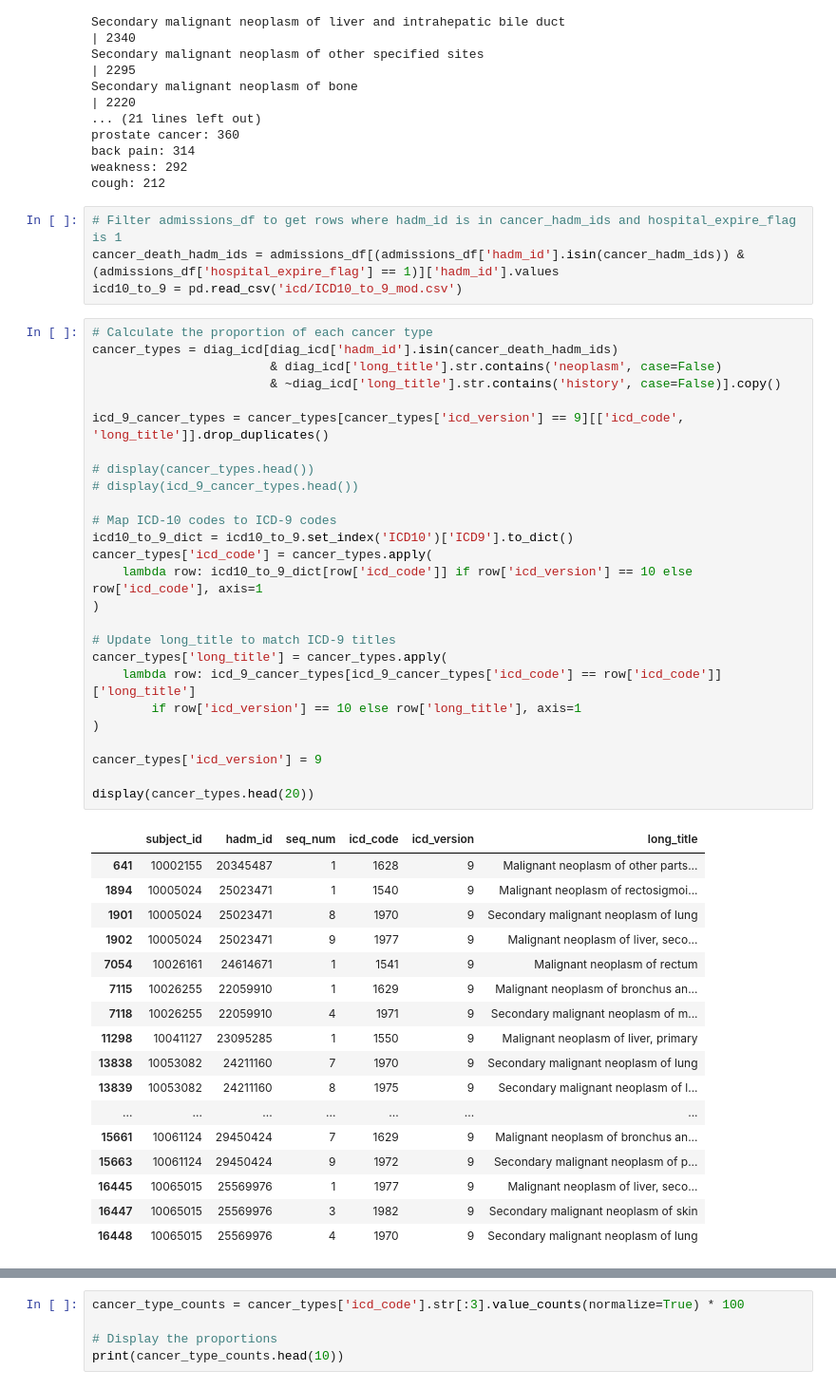
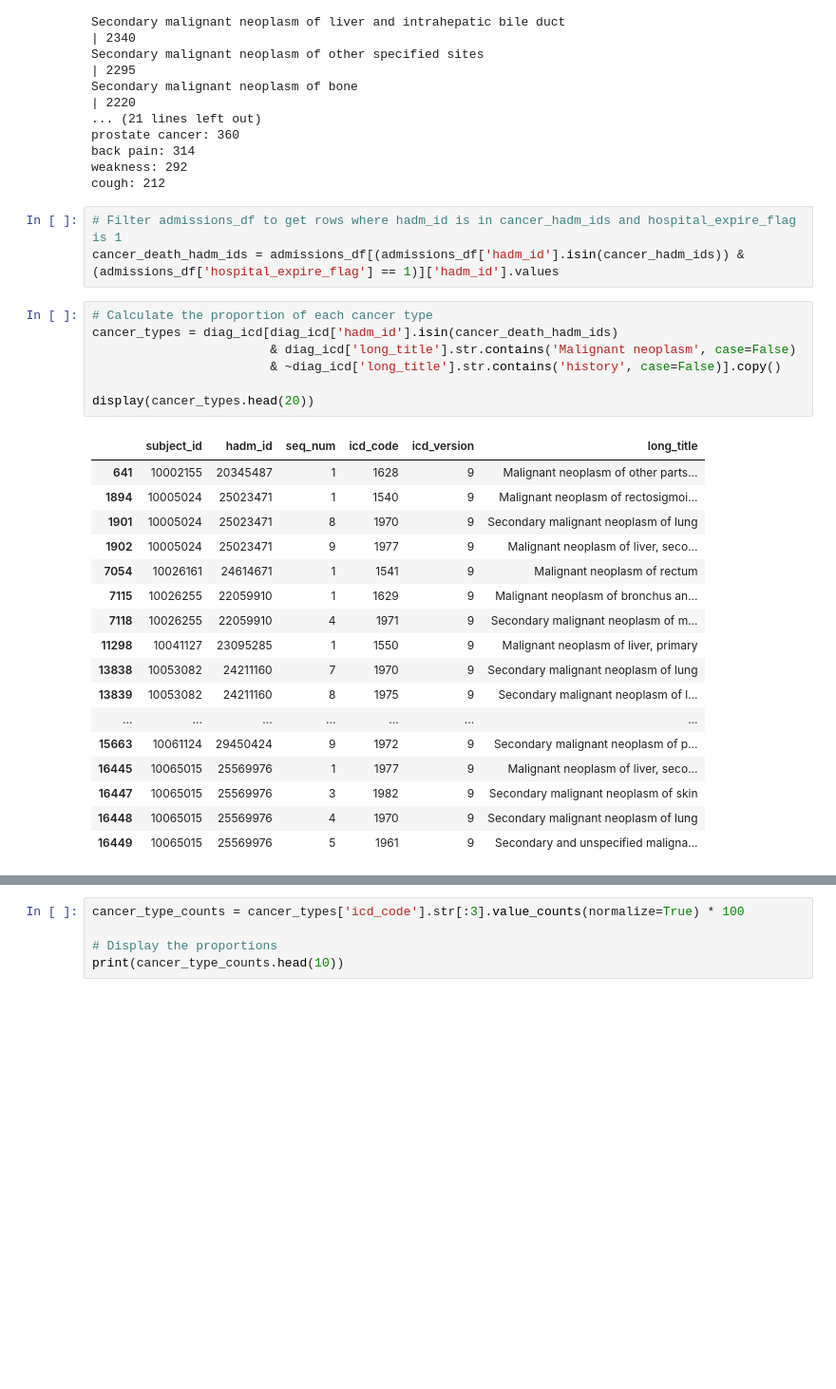
Before and after one commit to Subaru-Gastraea/MIMIC-Clinical-Decision-Making-Dataset, a Jupyter notebook: CreateDataset.ipynb, the cells around one changed output, grey strips where cells are left out. Shown at 95% size. Saved outputs shown, nothing was run; the diff lists cells and outputs as text; blank space fills up the shorter version.

```diff
--- a/CreateDataset.ipynb
+++ b/CreateDataset.ipynb
@@ -91,48 +93,28 @@ cough: 212
 # %%
 # Filter admissions_df to get rows where hadm_id is in cancer_hadm_ids and hospital_expire_flag is 1
 cancer_death_hadm_ids = admissions_df[(admissions_df['hadm_id'].isin(cancer_hadm_ids)) & (admissions_df['hospital_expire_flag'] == 1)]['hadm_id'].values
-icd10_to_9 = pd.read_csv('icd/ICD10_to_9_mod.csv')
 # %%
 # Calculate the proportion of each cancer type
 cancer_types = diag_icd[diag_icd['hadm_id'].isin(cancer_death_hadm_ids)
-                        & diag_icd['long_title'].str.contains('neoplasm', case=False)
+                        & diag_icd['long_title'].str.contains('Malignant neoplasm', case=False)
                         & ~diag_icd['long_title'].str.contains('history', case=False)].copy()
 
-icd_9_cancer_types = cancer_types[cancer_types['icd_version'] == 9][['icd_code', 'long_title']].drop_duplicates()
-
-# display(cancer_types.head())
-# display(icd_9_cancer_types.head())
-
-# Map ICD-10 codes to ICD-9 codes
-icd10_to_9_dict = icd10_to_9.set_index('ICD10')['ICD9'].to_dict()
-cancer_types['icd_code'] = cancer_types.apply(
-    lambda row: icd10_to_9_dict[row['icd_code']] if row['icd_version'] == 10 else row['icd_code'], axis=1
-)
-
-# Update long_title to match ICD-9 titles
-cancer_types['long_title'] = cancer_types.apply(
-    lambda row: icd_9_cancer_types[icd_9_cancer_types['icd_code'] == row['icd_code']]['long_title']
-        if row['icd_version'] == 10 else row['long_title'], axis=1
-)
-
-cancer_types['icd_version'] = 9
-
 display(cancer_types.head(20))
 # %% [output]
 |  | subject_id | hadm_id | seq_num | icd_code | icd_version | long_title |
 | 641 | 10002155 | 20345487 | 1 | 1628 | 9 | Malignant neoplasm of other parts... |
 | 1894 | 10005024 | 25023471 | 1 | 1540 | 9 | Malignant neoplasm of rectosigmoi... |
 | 1901 | 10005024 | 25023471 | 8 | 1970 | 9 | Secondary malignant neoplasm of lung |
 | 1902 | 10005024 | 25023471 | 9 | 1977 | 9 | Malignant neoplasm of liver, seco... |
 | 7054 | 10026161 | 24614671 | 1 | 1541 | 9 | Malignant neoplasm of rectum |
 | 7115 | 10026255 | 22059910 | 1 | 1629 | 9 | Malignant neoplasm of bronchus an... |
 | 7118 | 10026255 | 22059910 | 4 | 1971 | 9 | Secondary malignant neoplasm of m... |
 | 11298 | 10041127 | 23095285 | 1 | 1550 | 9 | Malignant neoplasm of liver, primary |
 | 13838 | 10053082 | 24211160 | 7 | 1970 | 9 | Secondary malignant neoplasm of lung |
 | 13839 | 10053082 | 24211160 | 8 | 1975 | 9 | Secondary malignant neoplasm of l... |
 | ... | ... | ... | ... | ... | ... | ... |
-| 15661 | 10061124 | 29450424 | 7 | 1629 | 9 | Malignant neoplasm of bronchus an... |
 | 15663 | 10061124 | 29450424 | 9 | 1972 | 9 | Secondary malignant neoplasm of p... |
 | 16445 | 10065015 | 25569976 | 1 | 1977 | 9 | Malignant neoplasm of liver, seco... |
 | 16447 | 10065015 | 25569976 | 3 | 1982 | 9 | Secondary malignant neoplasm of skin |
 | 16448 | 10065015 | 25569976 | 4 | 1970 | 9 | Secondary malignant neoplasm of lung |
+| 16449 | 10065015 | 25569976 | 5 | 1961 | 9 | Secondary and unspecified maligna... |
```
Also changed, not shown: parts of 3 cells of this notebook.
